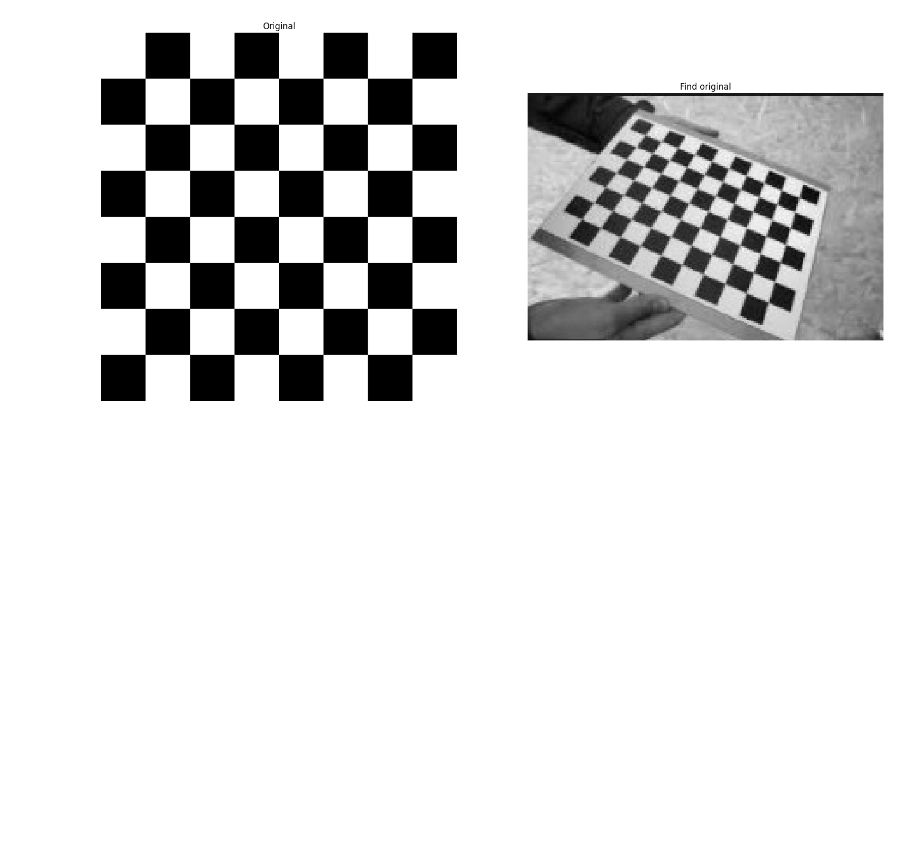
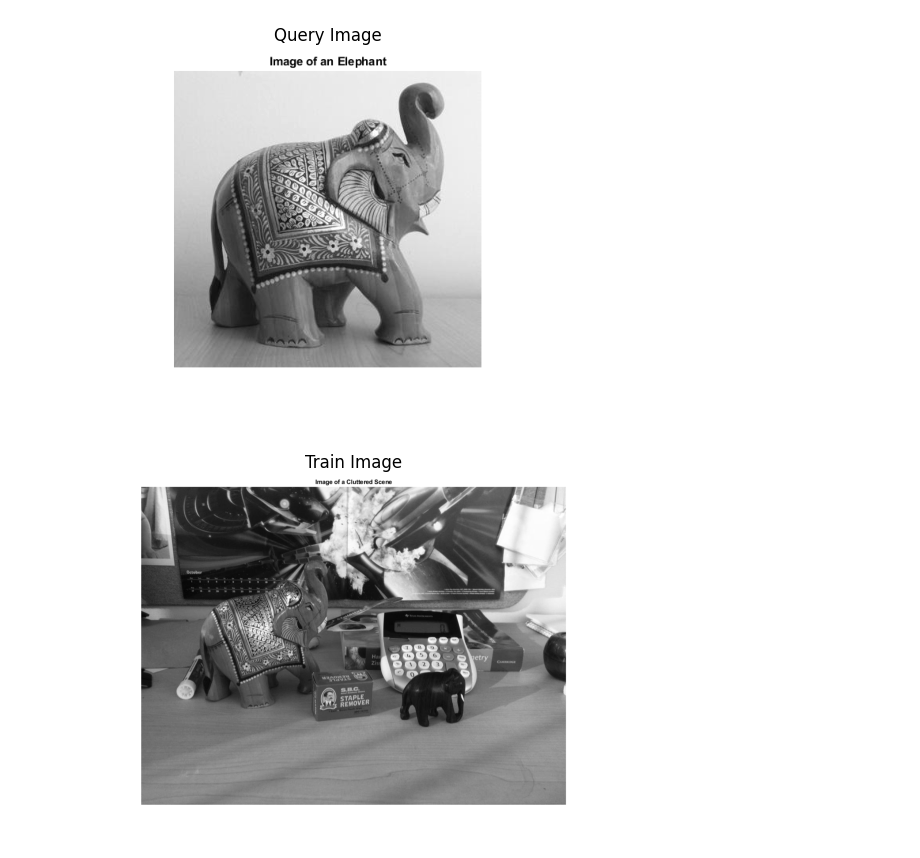
Before and after one commit to Frederico-lp/Computer-Vision, a Jupyter notebook: notebook1.ipynb, the cells around one changed output. Drawn from its saved outputs; the diff is of its cells as text; code cells hidden in the pictures; blank space fills up the shorter version.

```diff
--- a/notebook1.ipynb
+++ b/notebook1.ipynb
@@ -2,3 +2,6 @@
 import cv2
 import matplotlib.pyplot as plt
 import numpy as np
+import os
+
+imagesDir = 'images'
@@ -11,13 +8,18 @@ img2_gray = cv2.cvtColor(img2, cv2.COLOR_BGR2GRAY)
-# %%
-fx, ax = plt.subplots(1, 2, figsize=(20, 10))
-
-ax[0].set_title("Original")
-ax[0].imshow(img1_gray, cmap="gray")
-ax[0].axis("off")
-
-ax[1].set_title("Find original")
-ax[1].imshow(img2_gray, cmap="gray")
-ax[1].axis("off")
-plt.show()
-# %% [output]
-[figure, removed]
+# %%
+query = cv2.imread(os.path.join(imagesDir, 'match_scene01_1.png'), cv2.IMREAD_GRAYSCALE) # queryImage
+train = cv2.imread(os.path.join(imagesDir, 'match_scene01_2.png'), cv2.IMREAD_GRAYSCALE) # trainImage
+
+plt.imshow(query, cmap='gray')
+plt.title('Query Image')
+plt.axis('off')
+plt.show()
+
+plt.imshow(train, cmap='gray')
+plt.title('Train Image')
+plt.axis('off')
+plt.show()
+
+plt.show()
+# %% [output]
+[figure, added]
+[figure, added]
```
Also changed, not shown: parts of 21 cells of this notebook, 6 other files.
